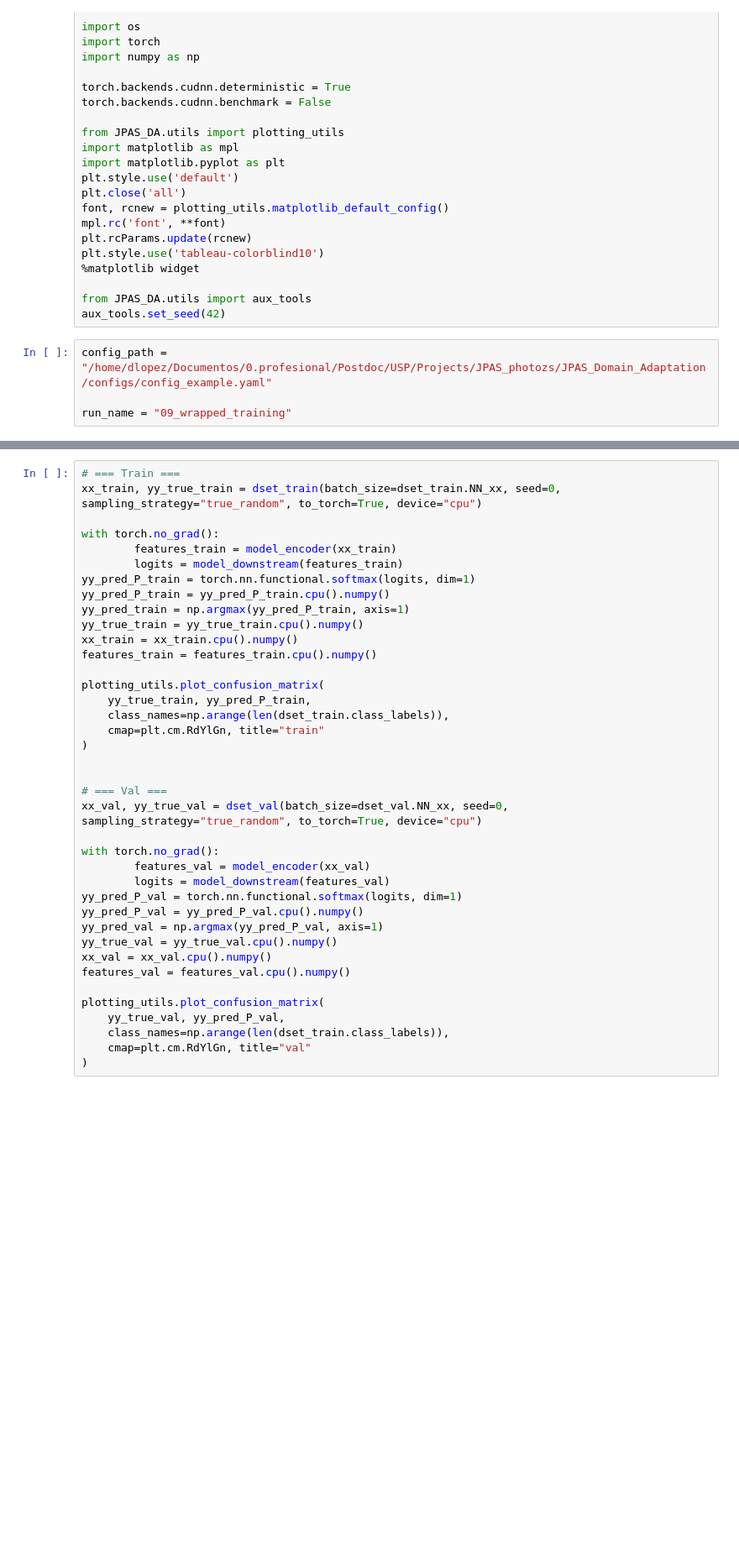
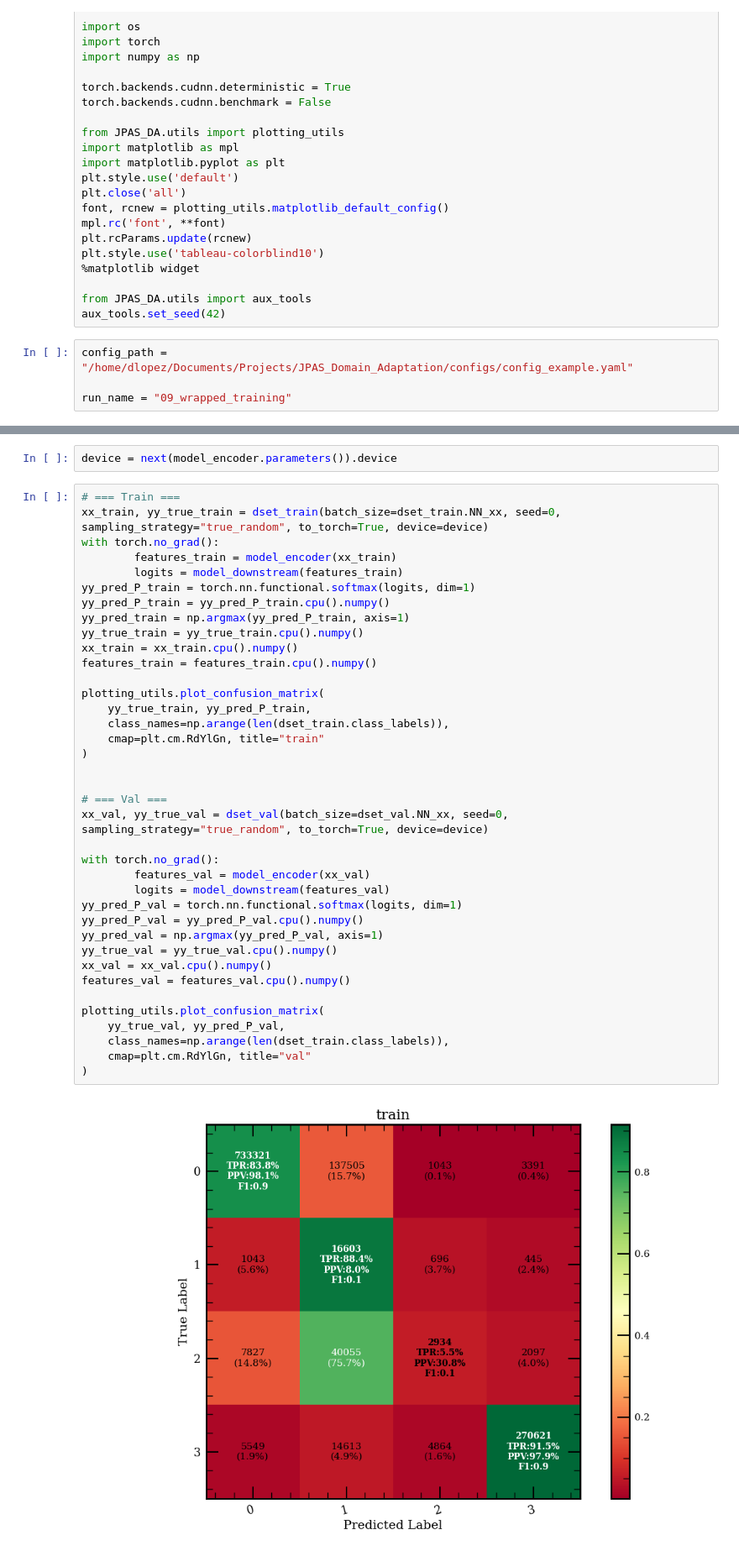
Before and after one commit to daniellopezcano/JPAS_Domain_Adaptation, a Jupyter notebook: notebooks/09_wrapper_tools.ipynb, the cells around one changed output, grey strips where cells are left out. Shown at 84% size. Cells and saved outputs as stored; diff of their text form; blank space fills up the shorter version.

Commit message:
example notebook 09 run with plots

```diff
--- a/notebooks/09_wrapper_tools.ipynb
+++ b/notebooks/09_wrapper_tools.ipynb
@@ -27,7 +27,7 @@ plt.style.use('tableau-colorblind10')
 from JPAS_DA.utils import aux_tools
 aux_tools.set_seed(42)
 # %%
-config_path = "/home/dlopez/Documentos/0.profesional/Postdoc/USP/Projects/JPAS_photozs/JPAS_Domain_Adaptation/configs/config_example.yaml"
+config_path = "/home/dlopez/Documents/Projects/JPAS_Domain_Adaptation/configs/config_example.yaml"
 
 run_name = "09_wrapped_training"
 # %%
@@ -38,7 +57,8 @@ plt.show()
+# %%
+device = next(model_encoder.parameters()).device
 # %%
 # === Train ===
-xx_train, yy_true_train = dset_train(batch_size=dset_train.NN_xx, seed=0, sampling_strategy="true_random", to_torch=True, device="cpu")
-
+xx_train, yy_true_train = dset_train(batch_size=dset_train.NN_xx, seed=0, sampling_strategy="true_random", to_torch=True, device=device)
 with torch.no_grad():
         features_train = model_encoder(xx_train)
         logits = model_downstream(features_train)
@@ -46,31 +66,33 @@ yy_pred_P_train = torch.nn.functional.softmax(logits, dim=1)
 yy_pred_P_train = yy_pred_P_train.cpu().numpy()
 yy_pred_train = np.argmax(yy_pred_P_train, axis=1)
 yy_true_train = yy_true_train.cpu().numpy()
 xx_train = xx_train.cpu().numpy()
 features_train = features_train.cpu().numpy()
 
 plotting_utils.plot_confusion_matrix(
     yy_true_train, yy_pred_P_train,
     class_names=np.arange(len(dset_train.class_labels)),
     cmap=plt.cm.RdYlGn, title="train"
 )
 
 
 # === Val ===
-xx_val, yy_true_val = dset_val(batch_size=dset_val.NN_xx, seed=0, sampling_strategy="true_random", to_torch=True, device="cpu")
+xx_val, yy_true_val = dset_val(batch_size=dset_val.NN_xx, seed=0, sampling_strategy="true_random", to_torch=True, device=device)
 
 with torch.no_grad():
         features_val = model_encoder(xx_val)
         logits = model_downstream(features_val)
 yy_pred_P_val = torch.nn.functional.softmax(logits, dim=1)
 yy_pred_P_val = yy_pred_P_val.cpu().numpy()
 yy_pred_val = np.argmax(yy_pred_P_val, axis=1)
 yy_true_val = yy_true_val.cpu().numpy()
 xx_val = xx_val.cpu().numpy()
 features_val = features_val.cpu().numpy()
 
 plotting_utils.plot_confusion_matrix(
     yy_true_val, yy_pred_P_val,
     class_names=np.arange(len(dset_train.class_labels)),
     cmap=plt.cm.RdYlGn, title="val"
 )
+# %% [output]
+[figure, added]
```
Also changed, not shown: parts of 3 cells of this notebook.
